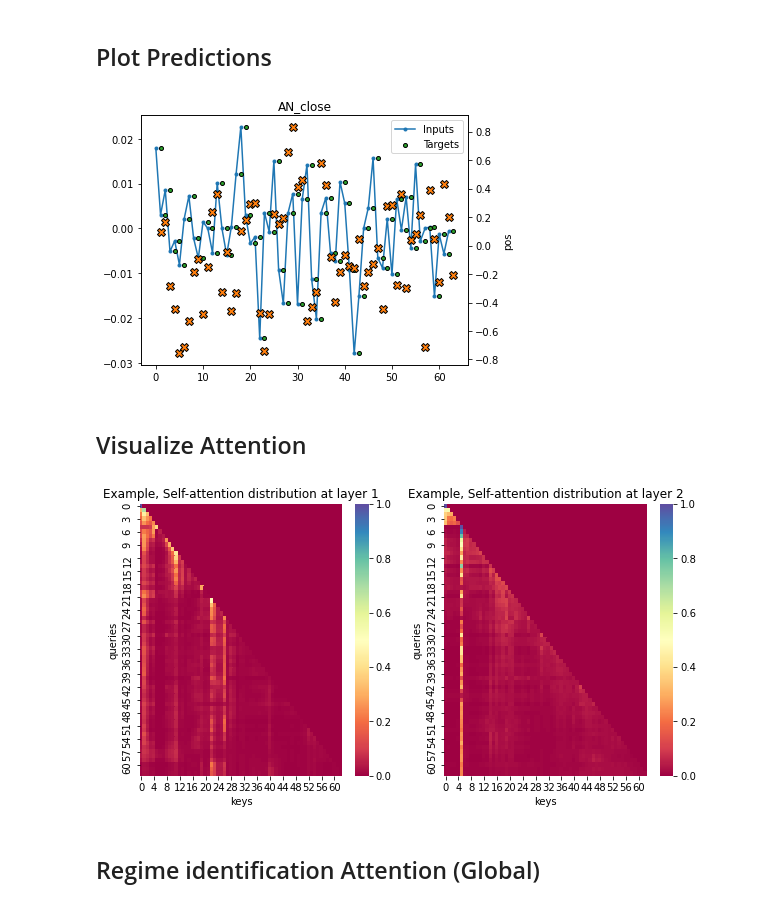
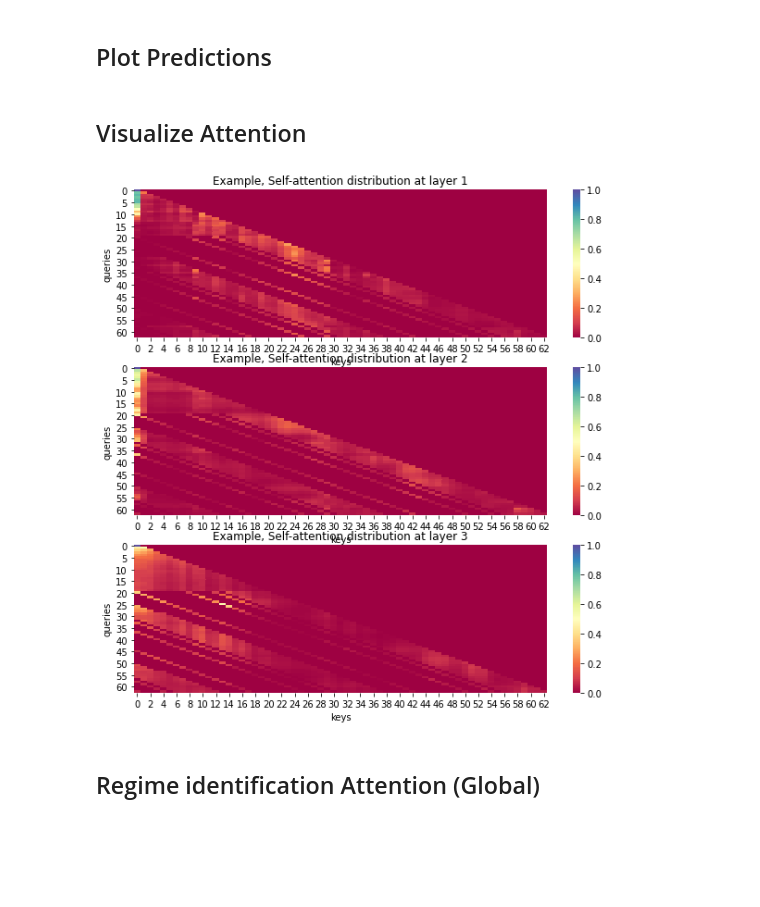
Before and after one commit to YanWanquan/oxthesis, a Jupyter notebook: visualize_attn.ipynb, the cells around one changed output. Cells and saved outputs as stored; diff of their text form; code cells hidden in the pictures; blank space fills up the shorter version.

Commit message:
sparse & query for conv

```diff
--- a/visualize_attn.ipynb
+++ b/visualize_attn.ipynb
@@ -5,9 +5,9 @@
 ## 2020
 path = "/nfs/home/sveng/logs/random_sharpe_transformer/11_06_2021/opt_a-transformer_l-sharpe_ty-2020_bs-128_lr-0.001_pa-25_gn-1_wl-63_ws-63_nl-2_dh-512_dr-0.1_dm-128_nh-4.p"
 # %%
-# conv_momentu
+# conv_momentum
 ## 2020
-path = "/nfs/home/sveng/logs/random_sharpe_conv_momentum/16_06_2021_emb/opt_a-conv_momentum_l-sharpe_ty-2020_bs-254_lr-0.01_pa-25_gn-0.001_wl-63_ws-63_nl-1_dh-80_dr-0.1_ue-1_dm-20_nh-2_attn-prob_embed-momentum_factor-5.p"
+path = "/nfs/home/sveng/logs/tmp/opt_a-conv_transformer_l-sharpe_ty-2000_bs-128_lr-0.001_pa-25_gn-0.5_wl-63_ws-63_nl-3_dh-12_dr-0.1_dm-20_nh-4_embAdd-projection_embPos-simple_embT-False_embID-True_ql-[3, 3, 3]_sparse-True.p"
 # %%
 import numpy as np
 import pandas as pd
@@ -53,33 +53,31 @@ train_dataloader = DataLoader(
 # %% [markdown]
 ## Plot Predictions
 # %%
-attn_i = dataset_train.plot_example(90, model=model, loss_type=train_manager['loss_type'])
+#attn_i = dataset_train.plot_example(90, model=model, loss_type=train_manager['loss_type'])
-# %% [output]
-[figure, removed]
 # %% [markdown]
 ## Visualize Attention
 # %%
 # Plot self-attention distribution for one example
 
-id = 1
+id = 10
 id_head = 0
 
 attn = dataset_train.get_attention(id=id, model=model)
 attn = attn[0] if isinstance(attn, list) else attn
 attn = attn[0, :, :, :] # take first obs
 
 # ---
 
 n_layer_attn = attn.shape[0]
-fig, axes = plt.subplots(1, n_layer_attn, figsize=(10, 5))
+fig, axes = plt.subplots(n_layer_attn, 1, figsize=(10, 10))
 
 for l in range(n_layer_attn):
     #mask = np.zeros_like(attn[0, :, :], dtype=np.bool)
     #mask[np.triu_indices_from(mask)] = True
     sns.heatmap(attn[l, id_head, :, :], ax=axes[l], cmap="Spectral")
     axes[l].set(xlabel="keys", ylabel="queries", title=f"Example, Self-attention distribution at layer {l+1}")
 # %% [output]
-[figure, old version]
+[figure, new version]
 # %%
 def plot_attention_line(model, id=None, data_iter=dataset_train, base_df=base_loader.df[DataTypes.TRAIN], step=2, n_color=5, layer=0, head=0):
     if id is None:
```
Also changed, not shown: 3 other files.
